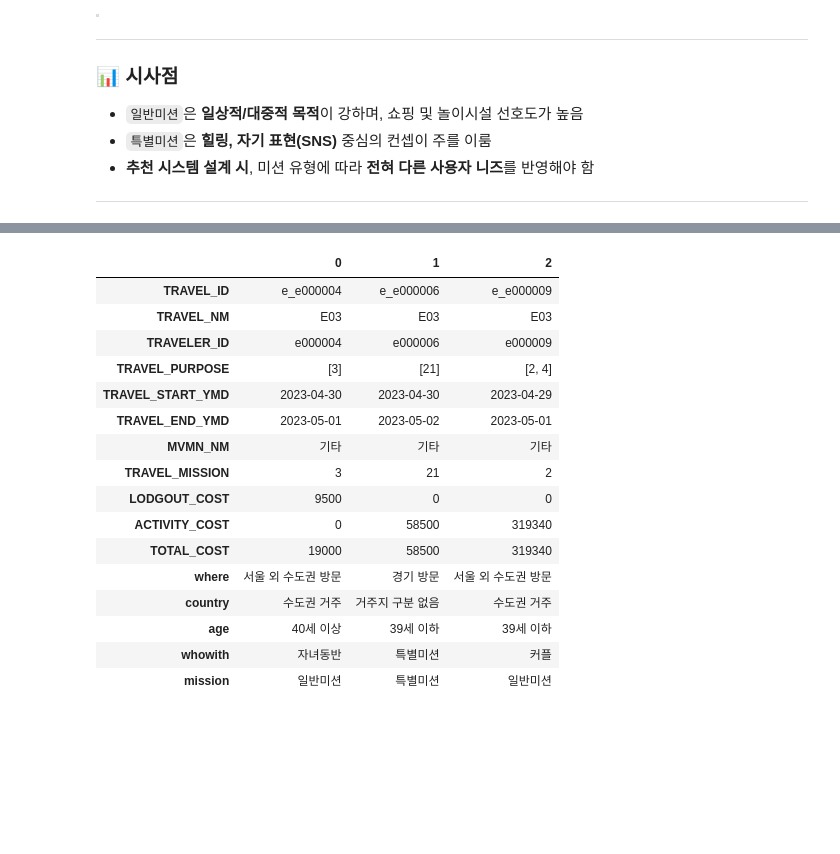
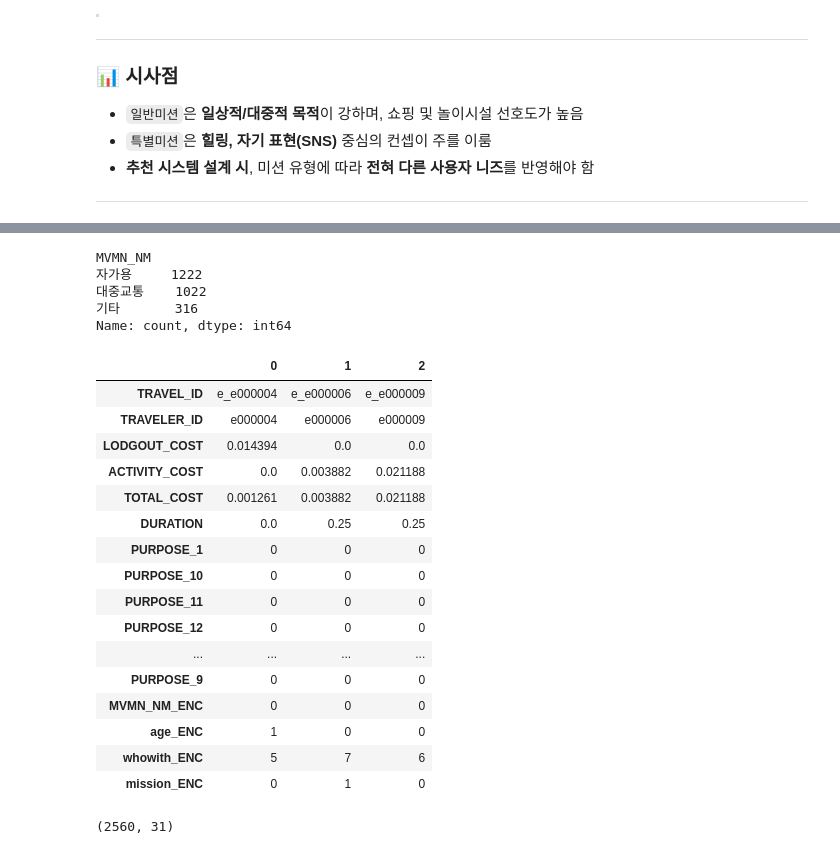
Before and after one commit to UnknwonD/GNN_Recommend, a Jupyter notebook: EDA/0112_Travel_.ipynb, the cells around one changed output, grey strips where cells are left out. Saved outputs shown, nothing was run; the diff lists cells and outputs as text; code cells hidden in the pictures; blank space fills up the shorter version.

```diff
--- a/EDA/0112_Travel_.ipynb
+++ b/EDA/0112_Travel_.ipynb
@@ -247,0 +262,31 @@ df.drop(columns=['TRAVEL_PERSONA', 'TRAVEL_MISSION_CHECK', 'PRE_COST'], inplace=
+# %%
+mlb = MultiLabelBinarizer()
+
+purpose_encoded = mlb.fit_transform(travel_df["TRAVEL_PURPOSE"])
+purpose_cols = [f"PURPOSE_{p}" for p in mlb.classes_]
+purpose_df = pd.DataFrame(purpose_encoded, columns=purpose_cols)
+# %%
+cat_cols = ['MVMN_NM', "age", "whowith", "mission"]
+encoded_cats = []
+label_encoders = {}
+
+for col in cat_cols:
+    le = LabelEncoder()
+    filled = travel_df[col].fillna("미상").astype(str)
+    encoded = le.fit_transform(filled)
+    encoded_cats.append(encoded.reshape(-1, 1))
+    label_encoders[col] = le
+
+encoded_cat_features = np.concatenate(encoded_cats, axis=1)
+cat_df = pd.DataFrame(encoded_cat_features, columns=[f"{col}_ENC" for col in cat_cols])
+# %%
+from sklearn.preprocessing import MinMaxScaler
+num_cols = ["LODGOUT_COST", "ACTIVITY_COST", "TOTAL_COST", "DURATION"]
+
+scaler = MinMaxScaler()
+scaled_num = scaler.fit_transform(travel_df[num_cols].fillna(0))
+scaled_num_df = pd.DataFrame(scaled_num, columns=num_cols)
+# %%
+travel_id_col = travel_df["TRAVEL_ID"].reset_index(drop=True)
+traveler_id_col = travel_df["TRAVELER_ID"].reset_index(drop=True)
+final_travel_df = pd.concat([travel_id_col, traveler_id_col, scaled_num_df, purpose_df, cat_df], axis=1)
@@ -248,20 +304,28 @@ df.drop(columns=['TRAVEL_PERSONA', 'TRAVEL_MISSION_CHECK', 'PRE_COST'], inplace=
+# %%
+df['MVMN_NM'].value_counts()
+# %% [output]
+MVMN_NM
+자가용     1222
+대중교통    1022
+기타       316
+Name: count, dtype: int64
 # %%
-df.head(3).T
+final_travel_df.head(3).T
 # %% [output]
 |  | 0 | 1 | 2 |
 | TRAVEL_ID | e_e000004 | e_e000006 | e_e000009 |
-| TRAVEL_NM | E03 | E03 | E03 |
 | TRAVELER_ID | e000004 | e000006 | e000009 |
-| TRAVEL_PURPOSE | [3] | [21] | [2, 4] |
-| TRAVEL_START_YMD | 2023-04-30 | 2023-04-30 | 2023-04-29 |
-| TRAVEL_END_YMD | 2023-05-01 | 2023-05-02 | 2023-05-01 |
-| MVMN_NM | 기타 | 기타 | 기타 |
-| TRAVEL_MISSION | 3 | 21 | 2 |
-| LODGOUT_COST | 9500 | 0 | 0 |
-| ACTIVITY_COST | 0 | 58500 | 319340 |
-| TOTAL_COST | 19000 | 58500 | 319340 |
-| where | 서울 외 수도권 방문 | 경기 방문 | 서울 외 수도권 방문 |
-| country | 수도권 거주 | 거주지 구분 없음 | 수도권 거주 |
-| age | 40세 이상 | 39세 이하 | 39세 이하 |
-| whowith | 자녀동반 | 특별미션 | 커플 |
-| mission | 일반미션 | 특별미션 | 일반미션 |
+| LODGOUT_COST | 0.014394 | 0.0 | 0.0 |
+| ACTIVITY_COST | 0.0 | 0.003882 | 0.021188 |
+| TOTAL_COST | 0.001261 | 0.003882 | 0.021188 |
+| DURATION | 0.0 | 0.25 | 0.25 |
+| PURPOSE_1 | 0 | 0 | 0 |
+| PURPOSE_10 | 0 | 0 | 0 |
+| PURPOSE_11 | 0 | 0 | 0 |
+| PURPOSE_12 | 0 | 0 | 0 |
+| ... | ... | ... | ... |
+| PURPOSE_9 | 0 | 0 | 0 |
+| MVMN_NM_ENC | 0 | 0 | 0 |
+| age_ENC | 1 | 0 | 0 |
+| whowith_ENC | 5 | 7 | 6 |
+| mission_ENC | 0 | 1 | 0 |
@@ -268,2 +334,6 @@ df.head(3).T
+# %%
+final_travel_df.shape
+# %% [output]
+(2560, 31)
 # %%
 df.to_csv('../data/VL_csv/tn_travel_여행_E_COST_cleaned.csv', index=False, encoding='utf-8-sig')
```
Also changed, not shown: parts of 6 cells of this notebook, 4 other files.
